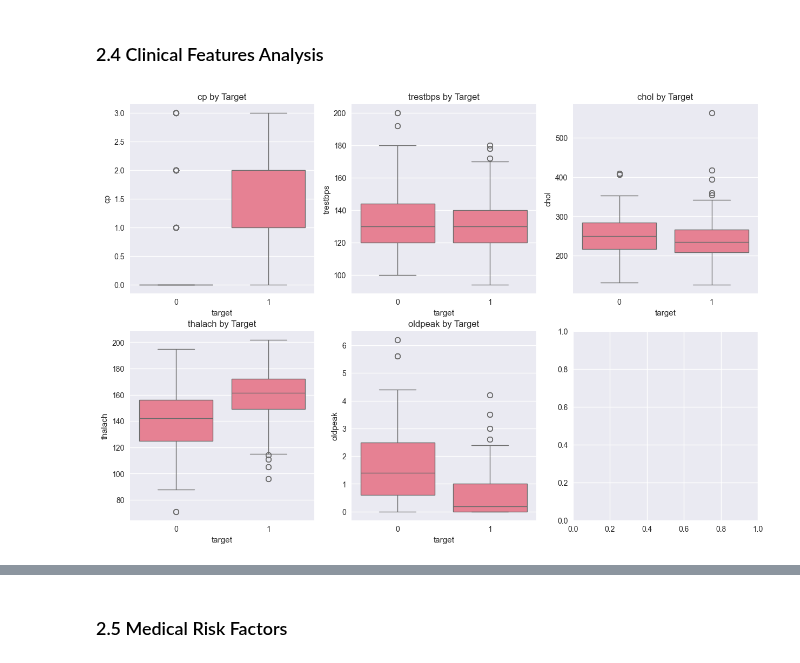
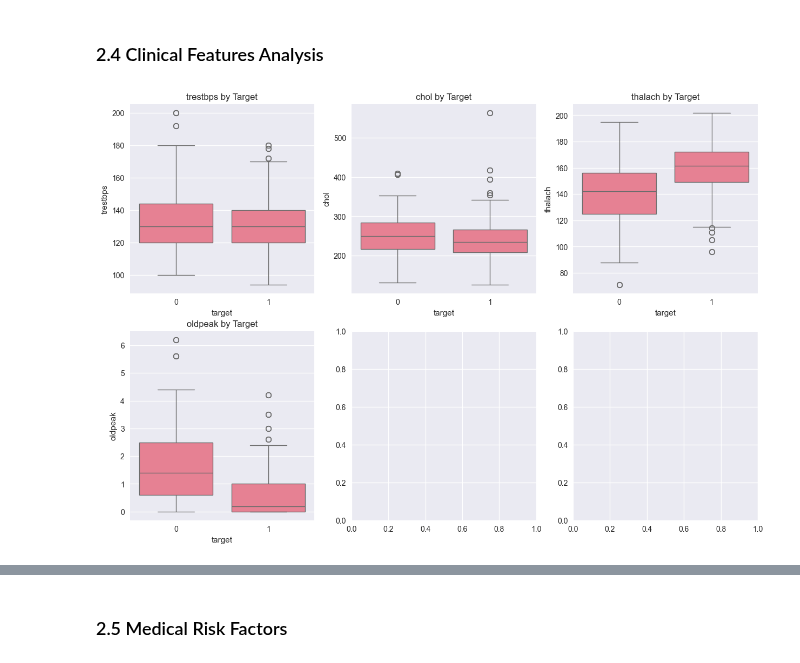
Before and after one commit to omisdami/GROUP1_HEART-DISEASE-, a Jupyter notebook: EDA_Data_preeprocessing.ipynb, the cells around one changed output, grey strips where cells are left out. Drawn from its saved outputs; the diff is of its cells as text; code cells hidden in the pictures.

```diff
--- a/EDA_Data_preeprocessing.ipynb
+++ b/EDA_Data_preeprocessing.ipynb
@@ -221,16 +224,16 @@ This suggests a **possible earlier onset** (or earlier detection) of heart dis
 ### 2.4 Clinical Features Analysis
 # %%
 # Clinical features distribution
-clinical_features = ['cp', 'trestbps', 'chol', 'thalach', 'oldpeak']
+clinical_features = ['trestbps', 'chol', 'thalach', 'oldpeak']
 fig, axes = plt.subplots(2, 3, figsize=(15, 10))
 axes = axes.ravel()
 
 for idx, feature in enumerate(clinical_features):
     sns.boxplot(data=df, x='target', y=feature, ax=axes[idx])
     axes[idx].set_title(f'{feature} by Target')
 
 plt.show()
 # %% [output]
-[figure, old version]
+[figure, new version]
 # %% [markdown]
 **Analysis of key clinical measurements:**
```
Also changed, not shown: parts of 5 cells of this notebook.
